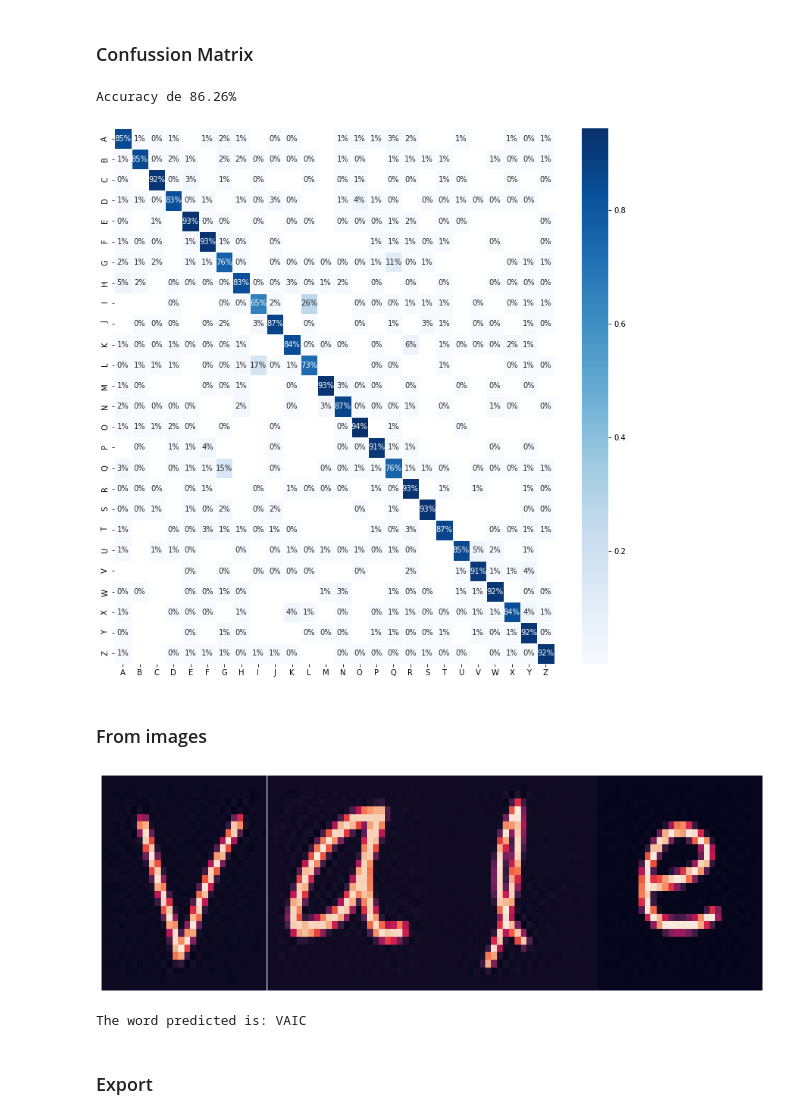
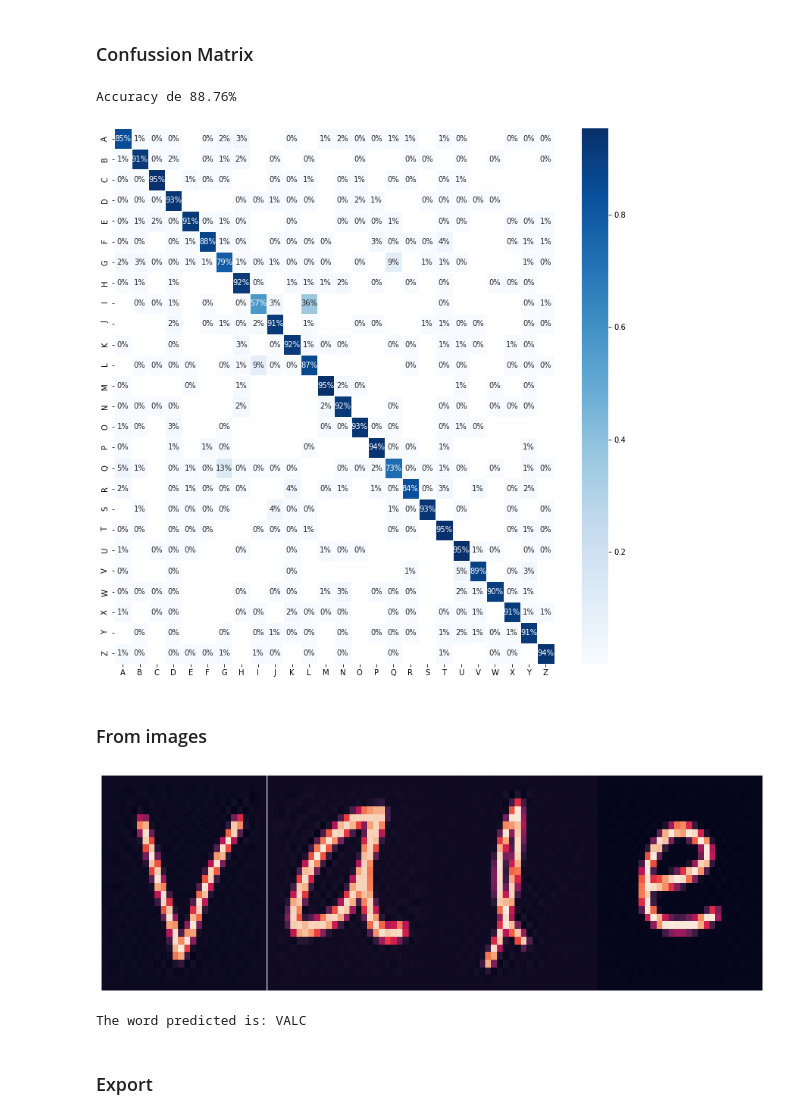
Before and after one commit to Afroefras/diplo, a Jupyter notebook: notebooks/practice/0401_letters.ipynb, the cells around one changed output. Saved outputs shown, nothing was run; the diff lists cells and outputs as text; code cells hidden in the pictures.

```diff
--- a/notebooks/practice/0401_letters.ipynb
+++ b/notebooks/practice/0401_letters.ipynb
@@ -100,10 +113,6 @@ def cm_sklearn(X, y, fit_model):
 # %% [markdown]
 ### Confussion Matrix KERAS
 # %%
-from sklearn.metrics import confusion_matrix
-import matplotlib.pyplot as plt
-import seaborn as sns
-
 def cm_keras(X, y, fit_model, label_encod=None):
     y_real = [np.argmax(x) for x in y]
     y_predicted = [np.argmax(x).reshape(-1,)[0] for x in fit_model.predict(X)]
@@ -115,7 +124,7 @@ def cm_keras(X, y, fit_model, label_encod=None):
 
     cm = pd.DataFrame(confusion_matrix(y_true=y_real, y_pred=y_predicted),
                     index=label_encod.classes_ if label_encod!=None else label_encod,
-                    columns=label_encod.classes_ if label_encod!=None else label_encod).replace({0:np.nan})
+                    columns=label_encod.classes_ if label_encod!=None else label_encod).replace({0:np.nan}).T
 
     print('Accuracy de {:.2%}'.format(np.asarray(cm).trace()/len(y_test)))
     size = int(len(np.unique(y_real))/2)
@@ -306,6 +315,8 @@ y_ann = le.fit_transform(y_train)
 # %% [markdown]
 ### Arquitectura
 # %%
-model_ann, y_ann = ann_sequential_builder(X_ann, y_ann, [100,200,100],['tanh','relu','relu'])
+from keras.layers import LeakyReLU
+
+model_ann, y_ann = ann_sequential_builder(X_ann, y_ann, [100,200,100],['tanh',LeakyReLU(),LeakyReLU()])
 # %% [output]
 WARNING:tensorflow:Please add `keras.layers.InputLayer` instead of `keras.Input` to Sequential model. `keras.Input` is intended to be used by Functional model.
@@ -336,5 +345,5 @@ model_ann.compile(loss = "categorical_crossentropy", optimizer = "adam", metrics
 X_ann_test = prep_ann.transform(X_test)
 y_ann_test = to_categorical(le.transform(y_test))
 # %%
-model_ann.fit(X_ann, y_ann, epochs=200, batch_size=5000, validation_data=(X_ann_test, y_ann_test))
+training_history = model_ann.fit(X_ann, y_ann, epochs=179, batch_size=1000, validation_data=(X_ann_test, y_ann_test))
 # %% [output]
@@ -360,17 +372,17 @@ Epoch 200/200
 # %% [markdown]
 ### Confussion Matrix
 # %%
-_ = cm_keras(X_ann_test, y_ann_test, model_ann, le)
+keras_cm = cm_keras(X_ann_test, y_ann_test, model_ann, le)
 # %% [output]
-Accuracy de 86.26%
+Accuracy de 88.76%
-[figure, old version]
+[figure, new version]
 # %% [markdown]
 ### From images
 # %%
 predict_letter_keras(BASE_DIR.joinpath('images'), IMAGES, model_ann, prep_ann, le)
 # %% [output]
 [figure]
-The word predicted is: VAIC
+The word predicted is: VALC
 # %% [markdown]
 ### Export
 # %%
```
Also changed, not shown: parts of 13 cells of this notebook.
